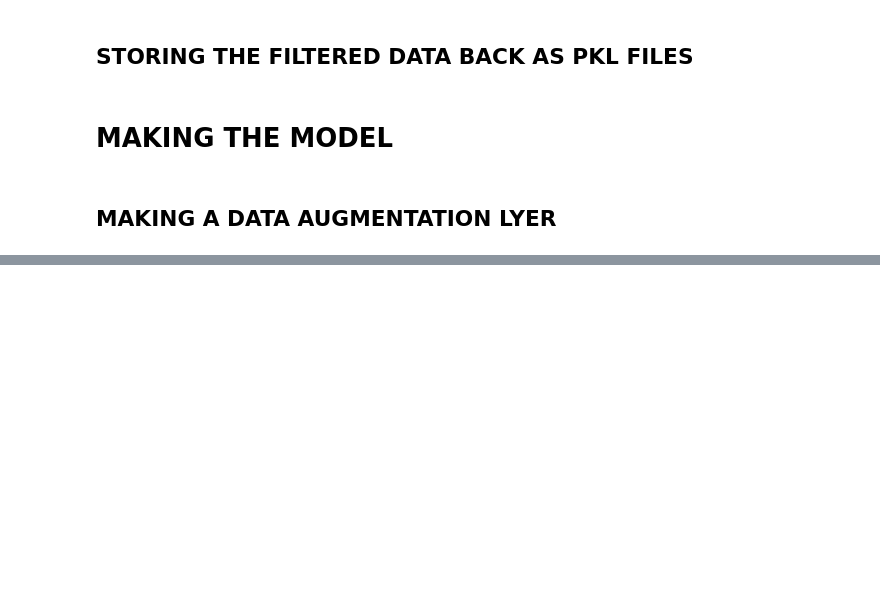
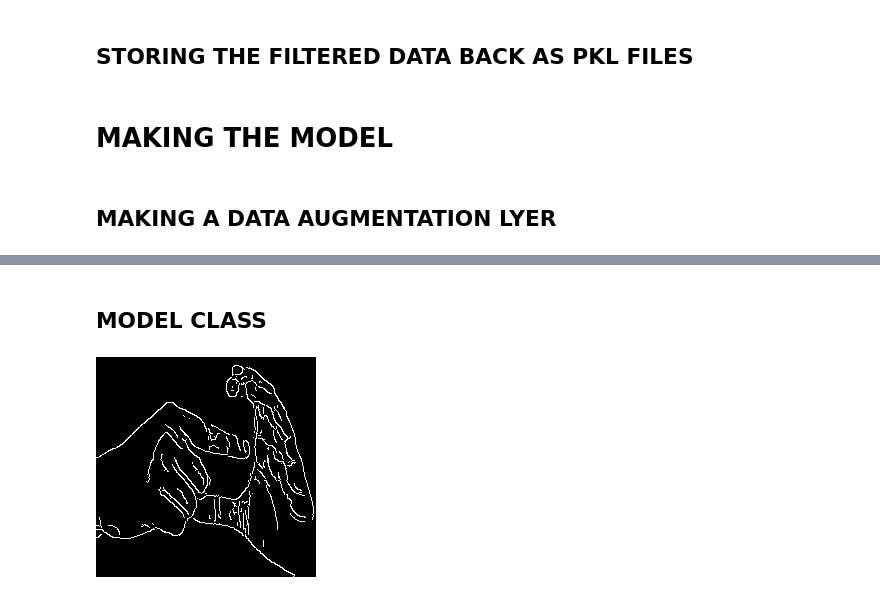
Before and after one commit to HariSkr11/indian-sign-language-detection, a Jupyter notebook: Model.ipynb, the cells around one changed output, grey strips where cells are left out. Drawn from its saved outputs; the diff is of its cells as text; code cells hidden in the pictures; blank space fills up the shorter version.

Commit message:
Started model creation

```diff
--- a/Model.ipynb
+++ b/Model.ipynb
@@ -158,0 +139,2 @@ array([[0, 0, 0, ..., 0, 0, 0],
+# %% [markdown]
+## MODEL CLASS
@@ -158,0 +159,6 @@ array([[0, 0, 0, ..., 0, 0, 0],
+# %%
+normalization = tf.keras.layers.LayerNormalization(input_shape=(220,220))
+# %%
+cv2_imshow(normalization(X_train_filtered[899]).numpy()*255)
+# %% [output]
+[figure, added]
```
Also changed, not shown: parts of 9 cells of this notebook.
